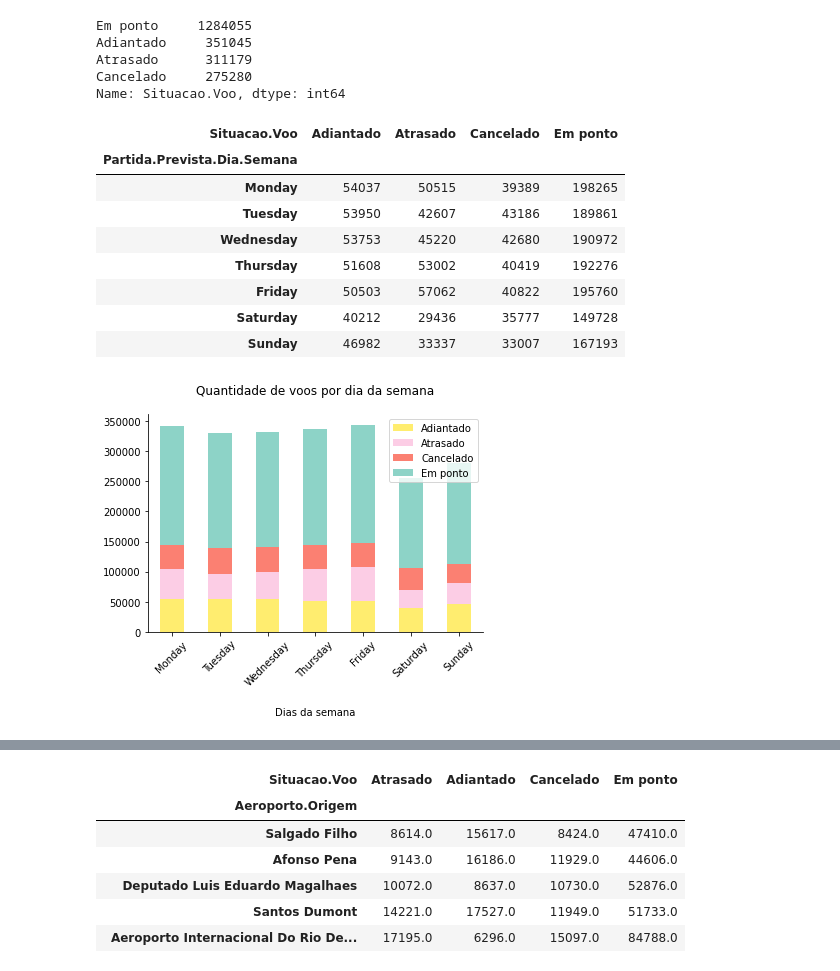
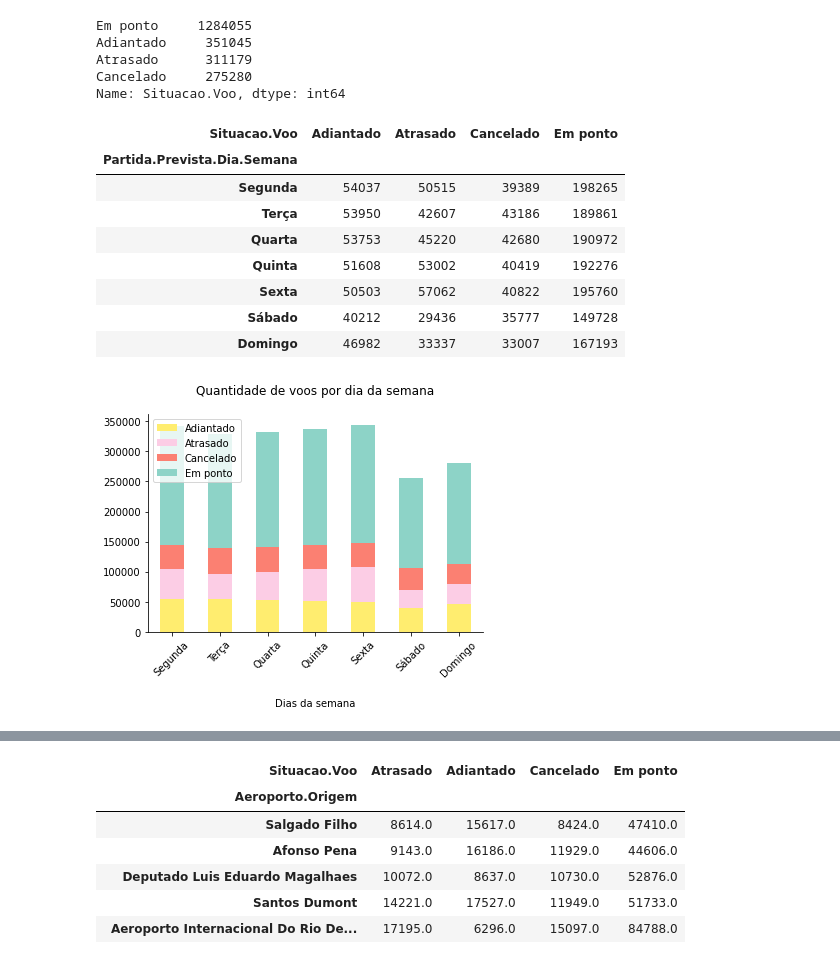
Before and after one commit to vinismachadoo/aviacao-civil-brasil, a Jupyter notebook: controle_estatistico_voos.ipynb, the cells around one changed output, grey strips where cells are left out. Drawn from its saved outputs; the diff is of its cells as text; code cells hidden in the pictures.

Commit message:
Melhora dos gráficos

```diff
--- a/controle_estatistico_voos.ipynb
+++ b/controle_estatistico_voos.ipynb
@@ -118,6 +119,22 @@ voos_brasil['Partida.Prevista.Dia.Semana'] = voos_brasil['Partida.Prevista'].dt.
 voos_brasil['Partida.Real.Dia.Semana'] = voos_brasil['Partida.Real'].dt.day_name()
 voos_brasil['Chegada.Prevista.Dia.Semana'] = voos_brasil['Chegada.Prevista'].dt.day_name()
 voos_brasil['Chegada.Real.Dia.Semana'] = voos_brasil['Chegada.Real'].dt.day_name()
+# %%
+#Listas ordenadas para melhor visualização
+dias_da_semana_en = ['Monday','Tuesday','Wednesday','Thursday','Friday','Saturday','Sunday']
+dias_da_semana_pt = ['Segunda','Terça','Quarta','Quinta','Sexta','Sábado','Domingo']
+# %%
+#Colocandos os dias sa semana para portugês
+voos_brasil['Partida.Prevista.Dia.Semana'].replace({en: pt for en,pt in zip(dias_da_semana_en, dias_da_semana_pt)}, inplace=True)
+voos_brasil['Partida.Real.Dia.Semana'].replace({en: pt for en,pt in zip(dias_da_semana_en, dias_da_semana_pt)}, inplace=True)
+voos_brasil['Chegada.Prevista.Dia.Semana'].replace({en: pt for en,pt in zip(dias_da_semana_en, dias_da_semana_pt)}, inplace=True)
+voos_brasil['Chegada.Real.Dia.Semana'].replace({en: pt for en,pt in zip(dias_da_semana_en, dias_da_semana_pt)}, inplace=True)
+# %%
+#Transformando em categorias pra ficar sempre em ordem do dias da semana
+voos_brasil['Partida.Prevista.Dia.Semana'] = pd.Categorical(voos_brasil['Partida.Prevista.Dia.Semana'], categories=dias_da_semana_pt)
+voos_brasil['Partida.Real.Dia.Semana'] = pd.Categorical(voos_brasil['Partida.Real.Dia.Semana'], categories=dias_da_semana_pt)
+voos_brasil['Chegada.Prevista.Dia.Semana'] = pd.Categorical(voos_brasil['Chegada.Prevista.Dia.Semana'], categories=dias_da_semana_pt)
+voos_brasil['Chegada.Real.Dia.Semana'] = pd.Categorical(voos_brasil['Chegada.Real.Dia.Semana'], categories=dias_da_semana_pt)
 # %%
 #Dissecando o status 'Realizado' em 3: 'Atrasado', 'Adiantado' ou 'Em ponto'
 voos_brasil.loc[voos_brasil['Partida.Real'] > voos_brasil['Partida.Prevista'], 'Situacao.Voo'] = 'Atrasado'
@@ -133,26 +150,26 @@ Cancelado     275280
 Name: Situacao.Voo, dtype: int64
 # %%
 #Agrupando por dia da semana e status do voo
-situacao_por_dia_semana = voos_brasil.groupby(['Partida.Prevista.Dia.Semana'])['Situacao.Voo'].value_counts().unstack().reindex(['Monday', 'Tuesday', 'Wednesday', 'Thursday', 'Friday', 'Saturday', 'Sunday'])
+situacao_por_dia_semana = voos_brasil.groupby(['Partida.Prevista.Dia.Semana'])['Situacao.Voo'].value_counts().unstack()
 # %%
 situacao_por_dia_semana
 # %% [output]
 | Situacao.Voo | Adiantado | Atrasado | Cancelado | Em ponto |
 | Partida.Prevista.Dia.Semana |  |  |  |  |
-| Monday | 54037 | 50515 | 39389 | 198265 |
-| Tuesday | 53950 | 42607 | 43186 | 189861 |
-| Wednesday | 53753 | 45220 | 42680 | 190972 |
-| Thursday | 51608 | 53002 | 40419 | 192276 |
-| Friday | 50503 | 57062 | 40822 | 195760 |
-| Saturday | 40212 | 29436 | 35777 | 149728 |
-| Sunday | 46982 | 33337 | 33007 | 167193 |
+| Segunda | 54037 | 50515 | 39389 | 198265 |
+| Terça | 53950 | 42607 | 43186 | 189861 |
+| Quarta | 53753 | 45220 | 42680 | 190972 |
+| Quinta | 51608 | 53002 | 40419 | 192276 |
+| Sexta | 50503 | 57062 | 40822 | 195760 |
+| Sábado | 40212 | 29436 | 35777 | 149728 |
+| Domingo | 46982 | 33337 | 33007 | 167193 |
 # %%
 situacao_por_dia_semana.plot(kind='bar', stacked=True, colormap='Set3_r')
 plt.title('Quantidade de voos por dia da semana', pad=20, fontsize=12, color='black')
 sns.despine()
 plt.xticks(rotation=45)
 plt.xlabel('Dias da semana', labelpad=20)
-plt.legend(loc='upper right')
+plt.legend(loc='upper left')
 plt.show()
 # %% [output]
-[figure, old version]
+[figure, new version]
```
Also changed, not shown: parts of 42 cells of this notebook.
